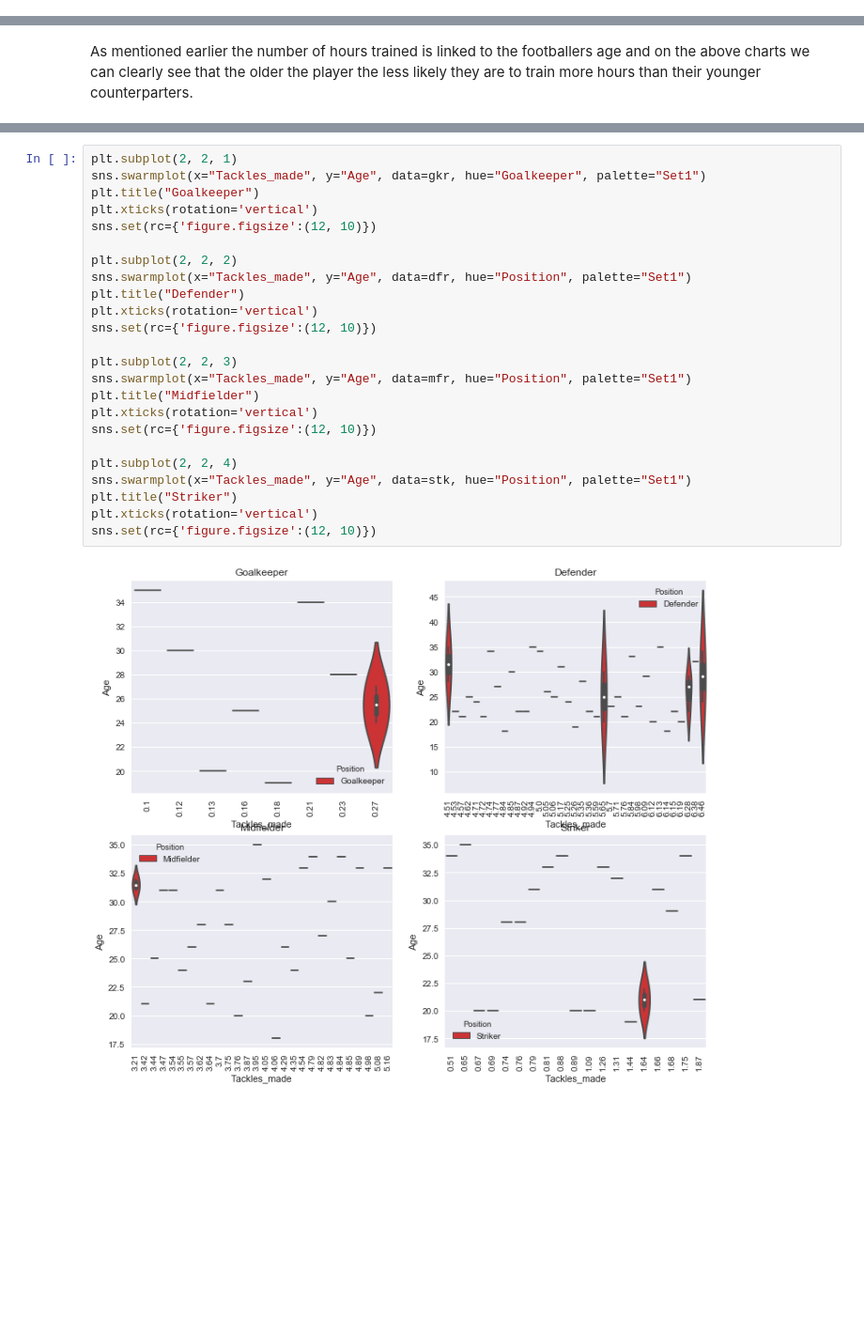
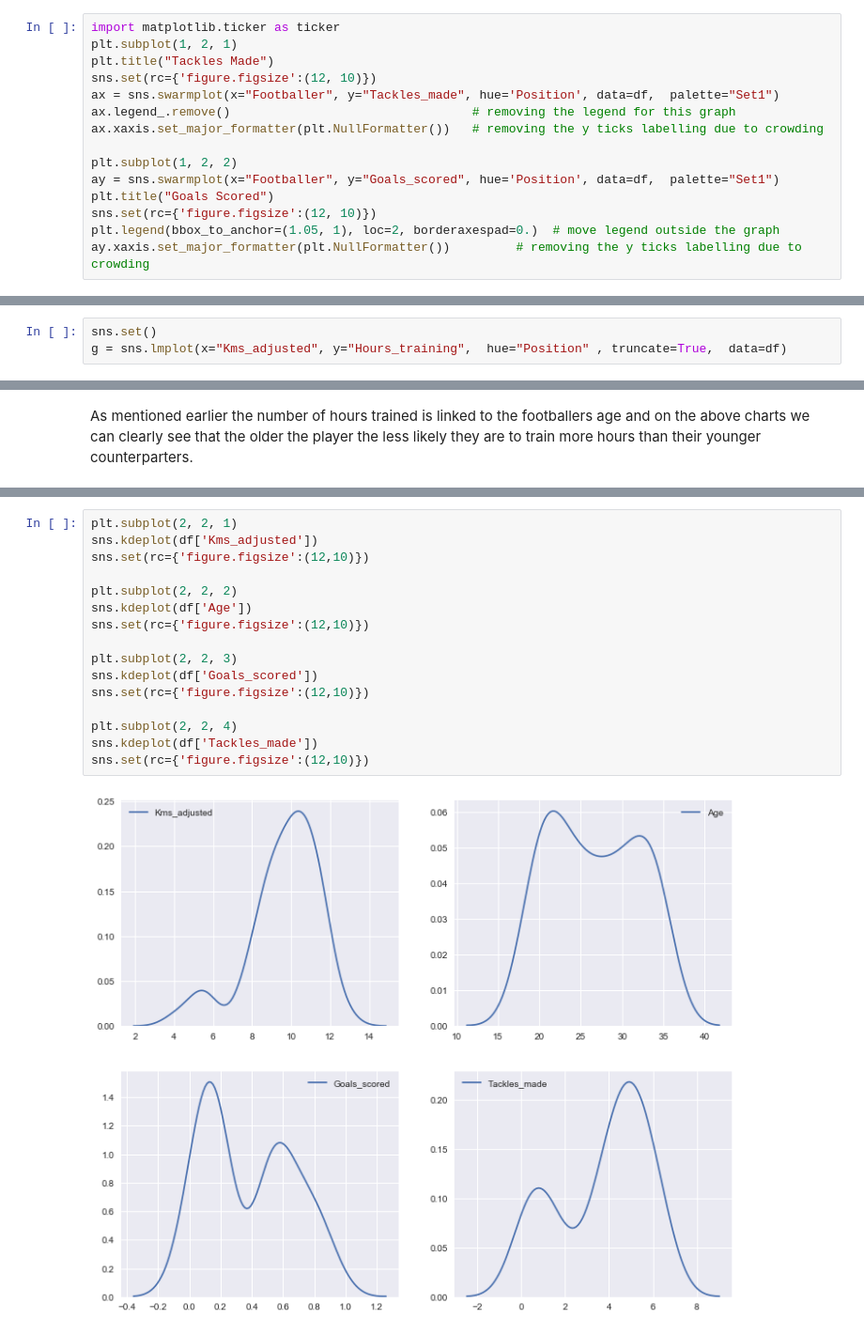
Before and after one commit to TommyVaughan/real-world, a Jupyter notebook: Untitled.ipynb, the cells around one changed output, grey strips where cells are left out. Shown at 94% size. Saved outputs shown, nothing was run; the diff lists cells and outputs as text; blank space fills up the shorter version.

```diff
--- a/Untitled.ipynb
+++ b/Untitled.ipynb
@@ -503,0 +349,15 @@ SyntaxError: invalid syntax (<ipython-input-171-c9c07495d7b0>, line 1)
+# %%
+import matplotlib.ticker as ticker
+plt.subplot(1, 2, 1)
+plt.title("Tackles Made")
+sns.set(rc={'figure.figsize':(12, 10)})
+ax = sns.swarmplot(x="Footballer", y="Tackles_made", hue='Position', data=df,  palette="Set1")
+ax.legend_.remove()                                 # removing the legend for this graph
+ax.xaxis.set_major_formatter(plt.NullFormatter())   # removing the y ticks labelling due to crowding
+
+plt.subplot(1, 2, 2)
+ay = sns.swarmplot(x="Footballer", y="Goals_scored", hue='Position', data=df,  palette="Set1")
+plt.title("Goals Scored")
+sns.set(rc={'figure.figsize':(12, 10)})
+plt.legend(bbox_to_anchor=(1.05, 1), loc=2, borderaxespad=0.)  # move legend outside the graph
+ay.xaxis.set_major_formatter(plt.NullFormatter())         # removing the y ticks labelling due to crowding
@@ -503,0 +368,3 @@ SyntaxError: invalid syntax (<ipython-input-171-c9c07495d7b0>, line 1)
+# %%
+sns.set()
+g = sns.lmplot(x="Kms_adjusted", y="Hours_training",  hue="Position" , truncate=True,  data=df)
@@ -551,26 +393,18 @@ stk.head(10)
 # %%
 plt.subplot(2, 2, 1)
-sns.swarmplot(x="Tackles_made", y="Age", data=gkr, hue="Goalkeeper", palette="Set1")
-plt.title("Goalkeeper")
-plt.xticks(rotation='vertical')
-sns.set(rc={'figure.figsize':(12, 10)})
+sns.kdeplot(df['Kms_adjusted'])
+sns.set(rc={'figure.figsize':(12,10)})
 
 plt.subplot(2, 2, 2)
-sns.swarmplot(x="Tackles_made", y="Age", data=dfr, hue="Position", palette="Set1")
-plt.title("Defender")
-plt.xticks(rotation='vertical')
-sns.set(rc={'figure.figsize':(12, 10)})
+sns.kdeplot(df['Age'])
+sns.set(rc={'figure.figsize':(12,10)})
 
 plt.subplot(2, 2, 3)
-sns.swarmplot(x="Tackles_made", y="Age", data=mfr, hue="Position", palette="Set1")
-plt.title("Midfielder")
-plt.xticks(rotation='vertical')
-sns.set(rc={'figure.figsize':(12, 10)})
+sns.kdeplot(df['Goals_scored'])
+sns.set(rc={'figure.figsize':(12,10)})
 
 plt.subplot(2, 2, 4)
-sns.swarmplot(x="Tackles_made", y="Age", data=stk, hue="Position", palette="Set1")
-plt.title("Striker")
-plt.xticks(rotation='vertical')
-sns.set(rc={'figure.figsize':(12, 10)})
+sns.kdeplot(df['Tackles_made'])
+sns.set(rc={'figure.figsize':(12,10)})
 # %% [output]
-[figure, old version]
+[figure, new version]
```
Also changed, not shown: parts of 40 cells of this notebook.
